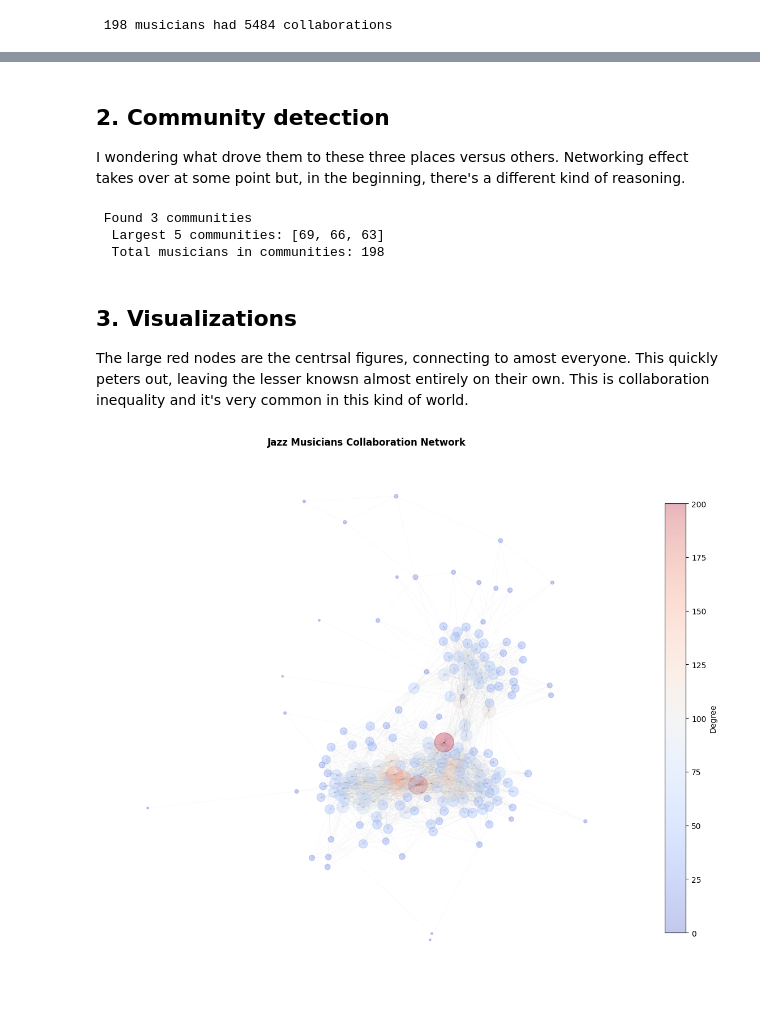
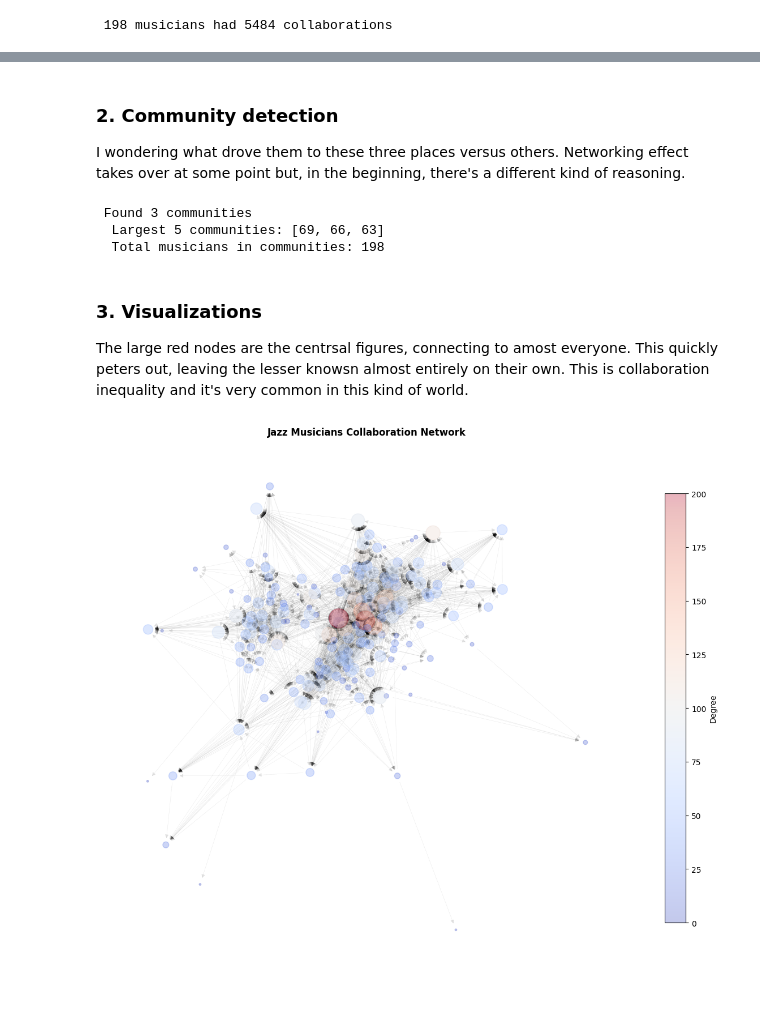
Before and after one commit to uwsthoughts/dolly_shield, a Jupyter notebook: data620_finalwork/data_620_finalredux_Kevin_Kirby.ipynb, the cells around one changed output, grey strips where cells are left out. Saved outputs shown, nothing was run; the diff lists cells and outputs as text; code cells hidden in the pictures.

```diff
--- a/data620_finalwork/data_620_finalredux_Kevin_Kirby.ipynb
+++ b/data620_finalwork/data_620_finalredux_Kevin_Kirby.ipynb
@@ -57,5 +64,5 @@ Top 10 musician for degree
 # %% [markdown]
-## 2. Community detection
+### 2. Community detection
 
 I wondering what drove them to these three places versus others. Networking effect takes over at some point but, in the beginning, there's a different kind of reasoning.
 # %%
@@ -70,31 +77,31 @@ print(f"  Total musicians in communities: {sum(sizes)}")
   Largest 5 communities: [69, 66, 63]
   Total musicians in communities: 198
 # %% [markdown]
-## 3. Visualizations
+### 3. Visualizations
 
 The large red nodes are the centrsal figures, connecting to amost everyone. This quickly peters out, leaving the lesser knowsn almost entirely on their own. This is collaboration inequality and it's very common in this kind of world.
 # %%
 plt.figure(figsize=(12, 10))
-pos = nx.spring_layout(G, seed=42, k=0.3)
+pos = nx.spring_layout(jazzfixed, seed=42, k=0.3)
 node_colors = [jazzfixed.degree(n) for n in jazzfixed.nodes()]
 node_sizes = [jazzfixed.degree(n)*3 for n in jazzfixed.nodes()]
 
 im = nx.draw_networkx_nodes(
     jazzfixed, pos,
     node_color=node_colors,
     node_size=node_sizes,
     cmap='coolwarm',
     alpha=0.3,
     vmin=0,
     vmax=max(node_colors)
     )
 
-nx.draw_networkx_edges(G, pos, alpha=0.05, width=0.3)
+nx.draw_networkx_edges(jazzfixed, pos, alpha=0.05, width=0.3)
 
 plt.title("Jazz Musicians Collaboration Network", fontsize=12, weight='bold')
 plt.axis('off')
 plt.colorbar(im, label='Degree', shrink=0.8)
 plt.tight_layout()
-plt.savefig('/Users/uwsthoughts/Desktop/local_files/redo/jazz_final.png', dpi=150, bbox_inches='tight')
+plt.savefig('/Users/uwsthoughts/Desktop/github_sync/dolly_shield/data620_finalwork/jazz_final.png', dpi=150, bbox_inches='tight')
 # %% [output]
-[figure, old version]
+[figure, new version]
```
Also changed, not shown: parts of 17 cells of this notebook, 3 other files.
